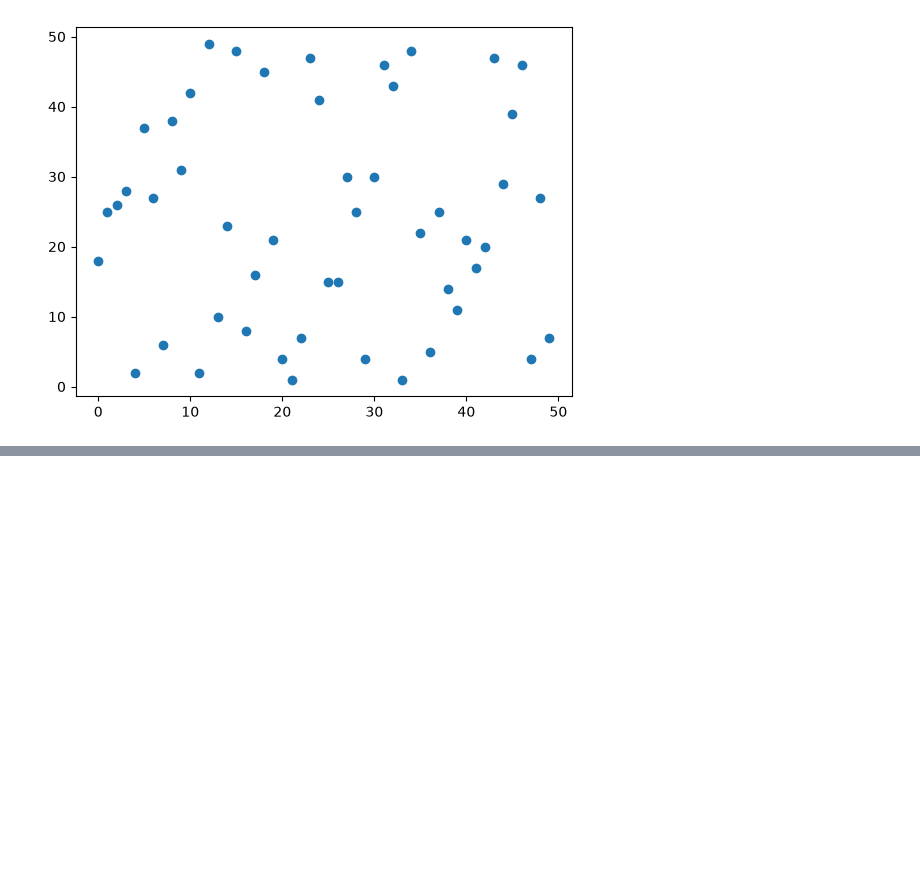
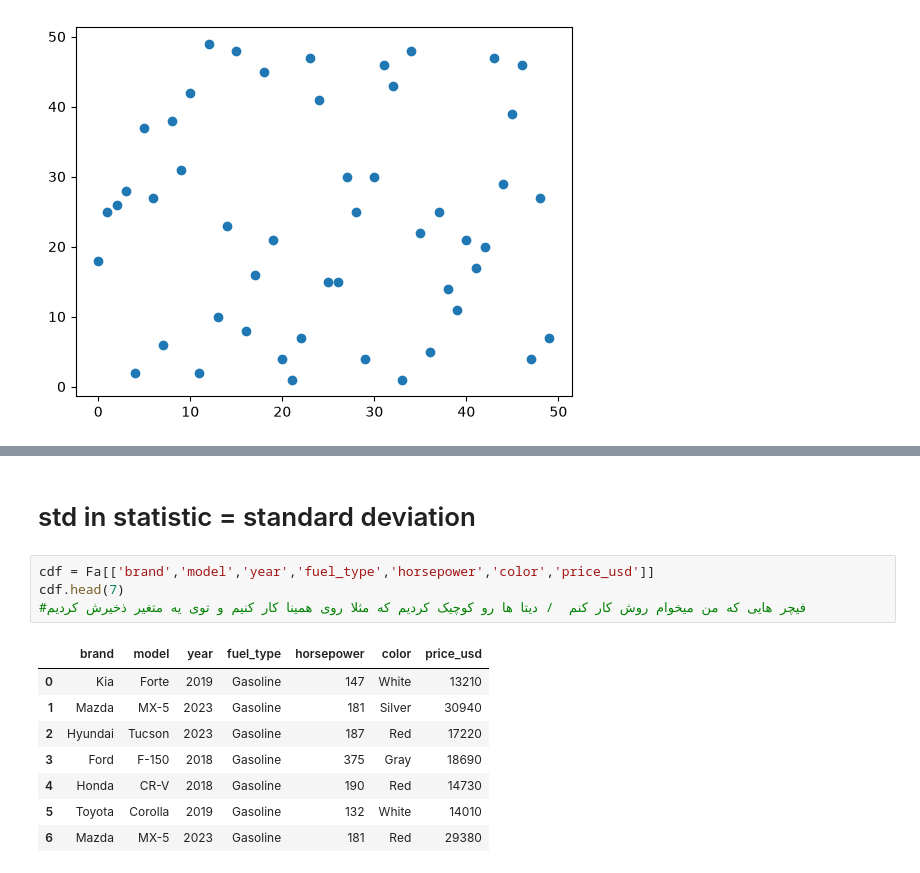
Before and after one commit to mahdiatom00/python-notebooks, a Jupyter notebook: notebooks/Jupyter-main.ipynb, the cells around one changed output, grey strips where cells are left out. Drawn from its saved outputs; the diff is of its cells as text; blank space fills up the shorter version.

```diff
--- a/notebooks/Jupyter-main.ipynb
+++ b/notebooks/Jupyter-main.ipynb
@@ -302,0 +336,15 @@ plt.show()
+# %% [markdown]
+# std in statistic = standard deviation
+# %%
+cdf = Fa[['brand','model','year','fuel_type','horsepower','color','price_usd']]
+cdf.head(7)
+#فیچر هایی که من میخوام روش کار کنم  / دیتا ها رو کوچیک کردیم که مثلا روی همینا کار کنیم و توی یه متغیر ذخیرش کردیم
+# %% [output]
+|  | brand | model | year | fuel_type | horsepower | color | price_usd |
+| 0 | Kia | Forte | 2019 | Gasoline | 147 | White | 13210 |
+| 1 | Mazda | MX-5 | 2023 | Gasoline | 181 | Silver | 30940 |
+| 2 | Hyundai | Tucson | 2023 | Gasoline | 187 | Red | 17220 |
+| 3 | Ford | F-150 | 2018 | Gasoline | 375 | Gray | 18690 |
+| 4 | Honda | CR-V | 2018 | Gasoline | 190 | Red | 14730 |
+| 5 | Toyota | Corolla | 2019 | Gasoline | 132 | White | 14010 |
+| 6 | Mazda | MX-5 | 2023 | Gasoline | 181 | Red | 29380 |
```
Also changed, not shown: parts of 17 cells of this notebook.
